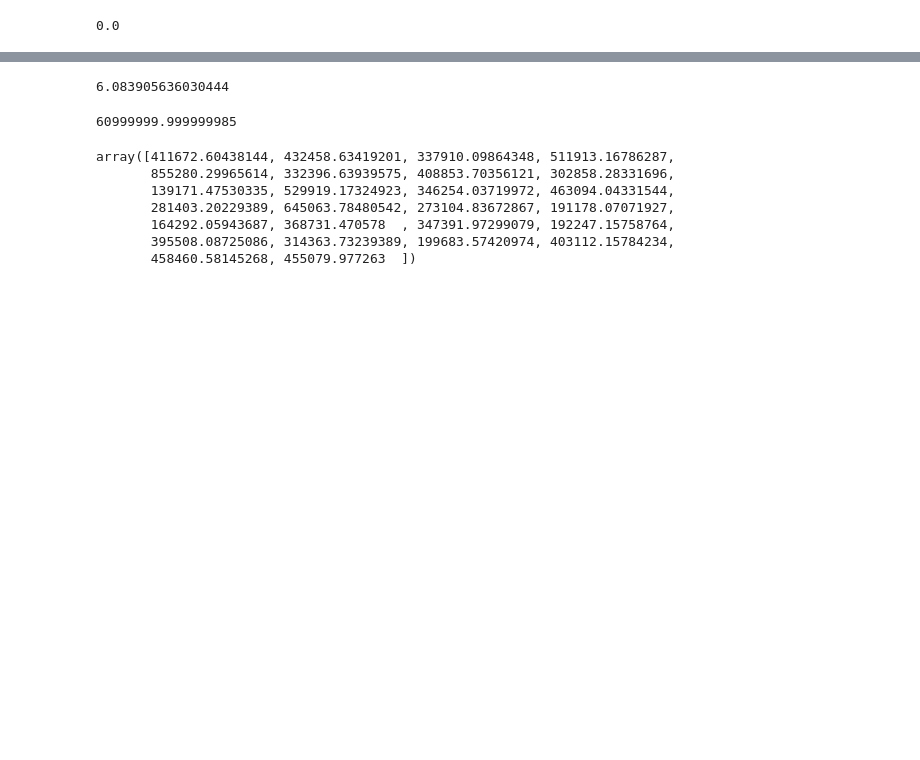
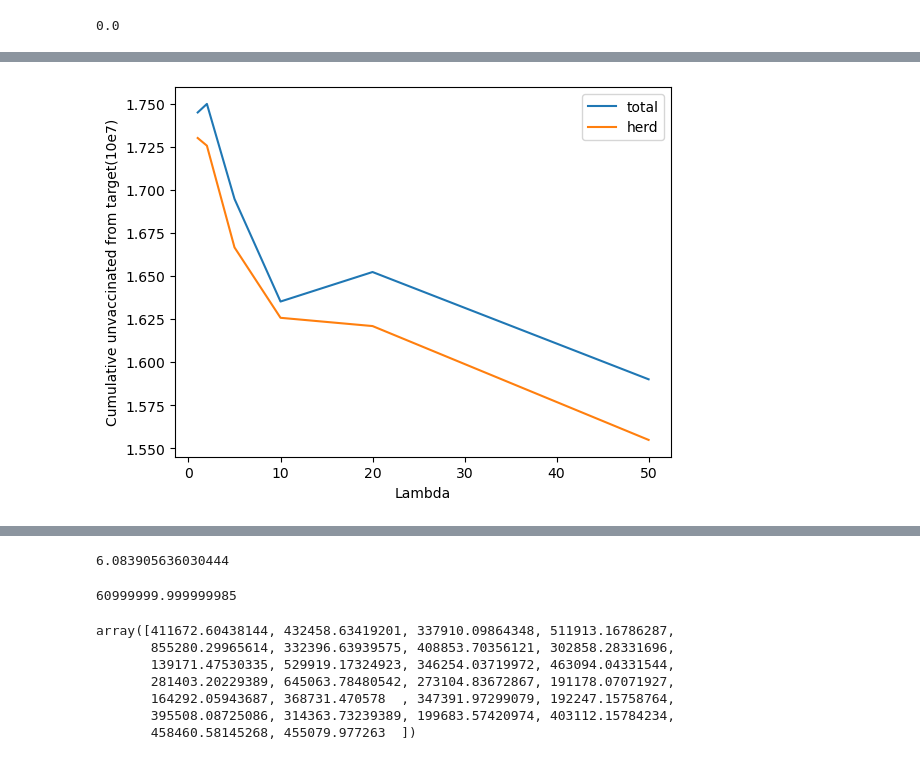
Before and after one commit to suyanpengzhang/Vaccination-Allocation, a Jupyter notebook: Resource Allocation Results Analysis-OD, herd immunity.ipynb, the cells around one changed output, grey strips where cells are left out. Saved outputs shown, nothing was run; the diff lists cells and outputs as text; code cells hidden in the pictures; blank space fills up the shorter version.

```diff
--- a/Resource Allocation Results Analysis-OD, herd immunity.ipynb
+++ b/Resource Allocation Results Analysis-OD, herd immunity.ipynb
@@ -509 +516,10 @@ plt.show()
+# %%
+plt.plot(lambda_, total_score/10000000,label='total')
+plt.plot(lambda_, herd_score/10000000,label='herd')
+plt.xlabel("Lambda")
+plt.ylabel("Cumulative unvaccinated from target(10e7)")
+plt.legend()
+plt.show()
+# %% [output]
+[figure, added]
 # %%
```
Also changed, not shown: parts of 11 cells of this notebook, 27 other files.
